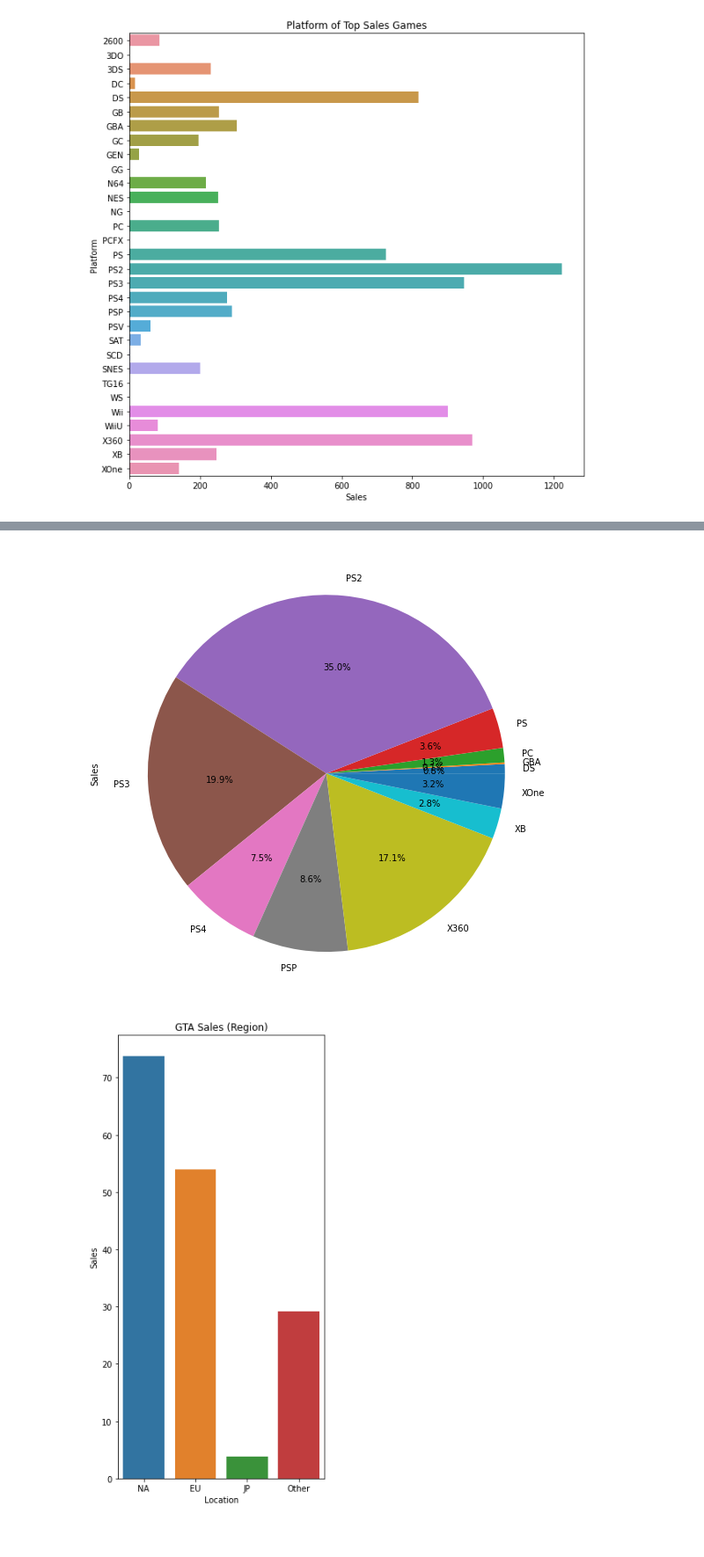
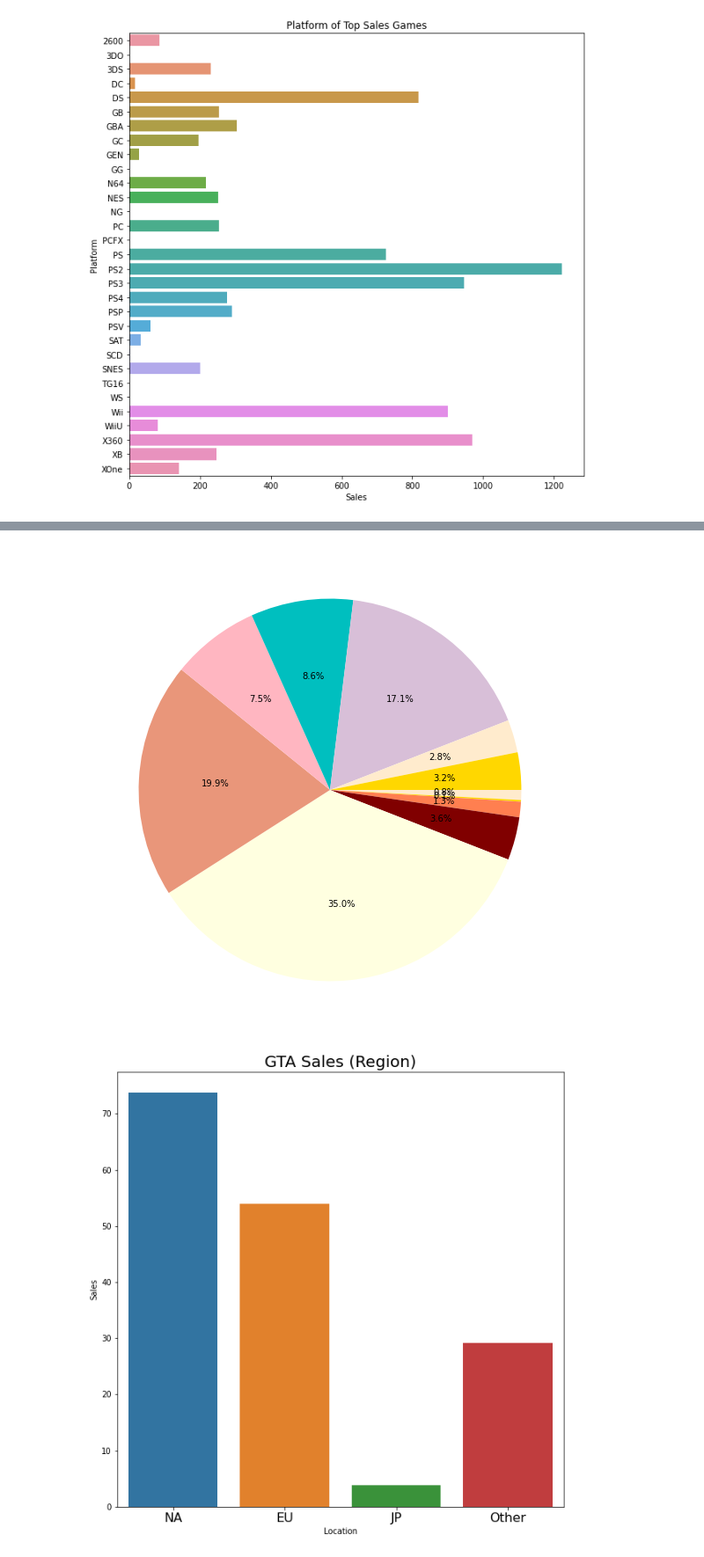
Before and after one commit to ysooch0819/Codestates-AIB-projects, a Jupyter notebook: ai16_section1_project_윤수창.ipynb, the cells around one changed output, grey strips where cells are left out. Shown at 88% size. Cells and saved outputs as stored; diff of their text form; code cells hidden in the pictures; blank space fills up the shorter version.

```diff
--- a/ai16_section1_project_윤수창.ipynb
+++ b/ai16_section1_project_윤수창.ipynb
@@ -444,10 +456,12 @@ plt.show();
 
 df_gta = df1[df1.Name.str.contains('Grand Theft Auto')]
 df_gta_platform=df_gta.groupby('Platform')['Total_Sales'].sum().reset_index(name='Sales').set_index('Platform')
-print(df_gta_platform)
+# print(df_gta_platform)
 
-plt.subplot(1, 2, 1)
-df_gta_platform.Sales.plot(kind='pie', figsize=(20,14), autopct='%.1f%%')
+ytl2=['blanchedalmond', 'gold', 'coral', 'maroon', 'lightyellow','darksalmon', 'lightpink', 'c', 'thistle']
+# plt.subplot(1, 2, 1)
+plt.figure(figsize=(10,10))
+plt.pie(df_gta_platform, counterclock=False, autopct='%.1f%%', colors=ytl2)
 # plt.legend(df_gta_platform.index, loc='best')
 
 # GTA의 지역별 출고량 비교
@@ -461,12 +475,13 @@ locate_JP = df_action_gta['JP_Sales'].sum()
 locate_Other = df_action_gta['Other_Sales'].sum()
 locate_gta = pd.DataFrame({'locate':['NA','EU','JP','Other'],'Sales':[locate_NA, locate_EU,locate_JP,locate_Other]})
 
-plt.subplot(1, 2, 2)
+# plt.subplot(1, 2, 1)
 locate_barplot = sns.barplot(x='locate', y='Sales',data=locate_gta)
 Sales = locate_gta['Sales'].values
 
-plt.title('GTA Sales (Region)')
+plt.title('GTA Sales (Region)', fontsize=20)
 plt.xlabel('Location')
+plt.xticks(fontsize = 16)
 plt.ylabel('Sales')
 
 plt.show();
@@ -487,4 +489,4 @@ XOne       5.08
-[figure, old version]
+[figure, new version]
-[figure, old version]
+[figure, new version]
 # %%
 # 2010년 이후 선호되는 게임 장르를 알아보자
```
Also changed, not shown: parts of 10 cells of this notebook.
